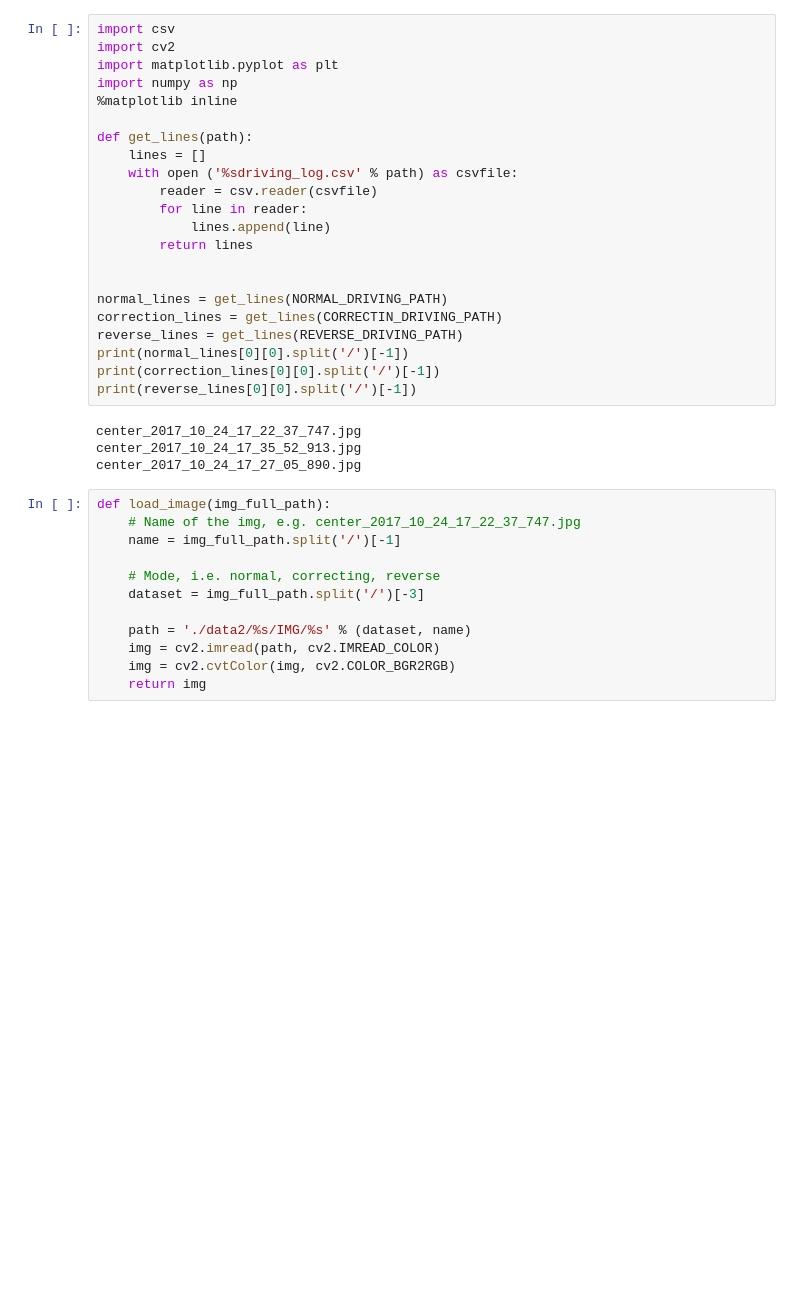
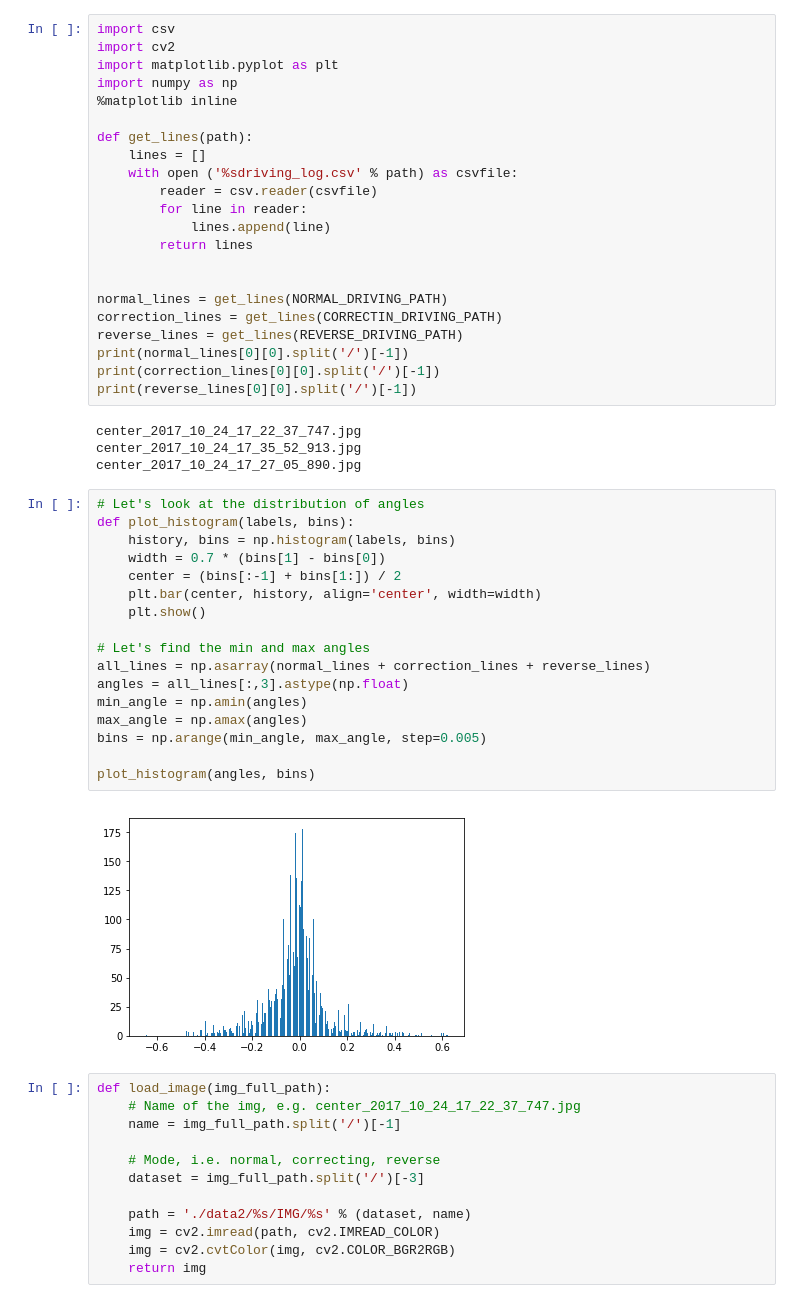
Before and after one commit to kevinwestern/CarND-Behavioral-Cloning-P3, a Jupyter notebook: model.ipynb, the cells around one changed output. Cells and saved outputs as stored; diff of their text form; blank space fills up the shorter version.

Commit message:
got a histogram

```diff
--- a/model.ipynb
+++ b/model.ipynb
@@ -28,6 +28,25 @@ print(reverse_lines[0][0].split('/')[-1])
 center_2017_10_24_17_22_37_747.jpg
 center_2017_10_24_17_35_52_913.jpg
 center_2017_10_24_17_27_05_890.jpg
+# %%
+# Let's look at the distribution of angles
+def plot_histogram(labels, bins):
+    history, bins = np.histogram(labels, bins)
+    width = 0.7 * (bins[1] - bins[0])
+    center = (bins[:-1] + bins[1:]) / 2
+    plt.bar(center, history, align='center', width=width)
+    plt.show()
+
+# Let's find the min and max angles
+all_lines = np.asarray(normal_lines + correction_lines + reverse_lines)
+angles = all_lines[:,3].astype(np.float)
+min_angle = np.amin(angles)
+max_angle = np.amax(angles)
+bins = np.arange(min_angle, max_angle, step=0.005)
+
+plot_histogram(angles, bins)
+# %% [output]
+[figure, added]
 # %%
 def load_image(img_full_path):
     # Name of the img, e.g. center_2017_10_24_17_22_37_747.jpg
```
Also changed, not shown: parts of 1 cell of this notebook.
